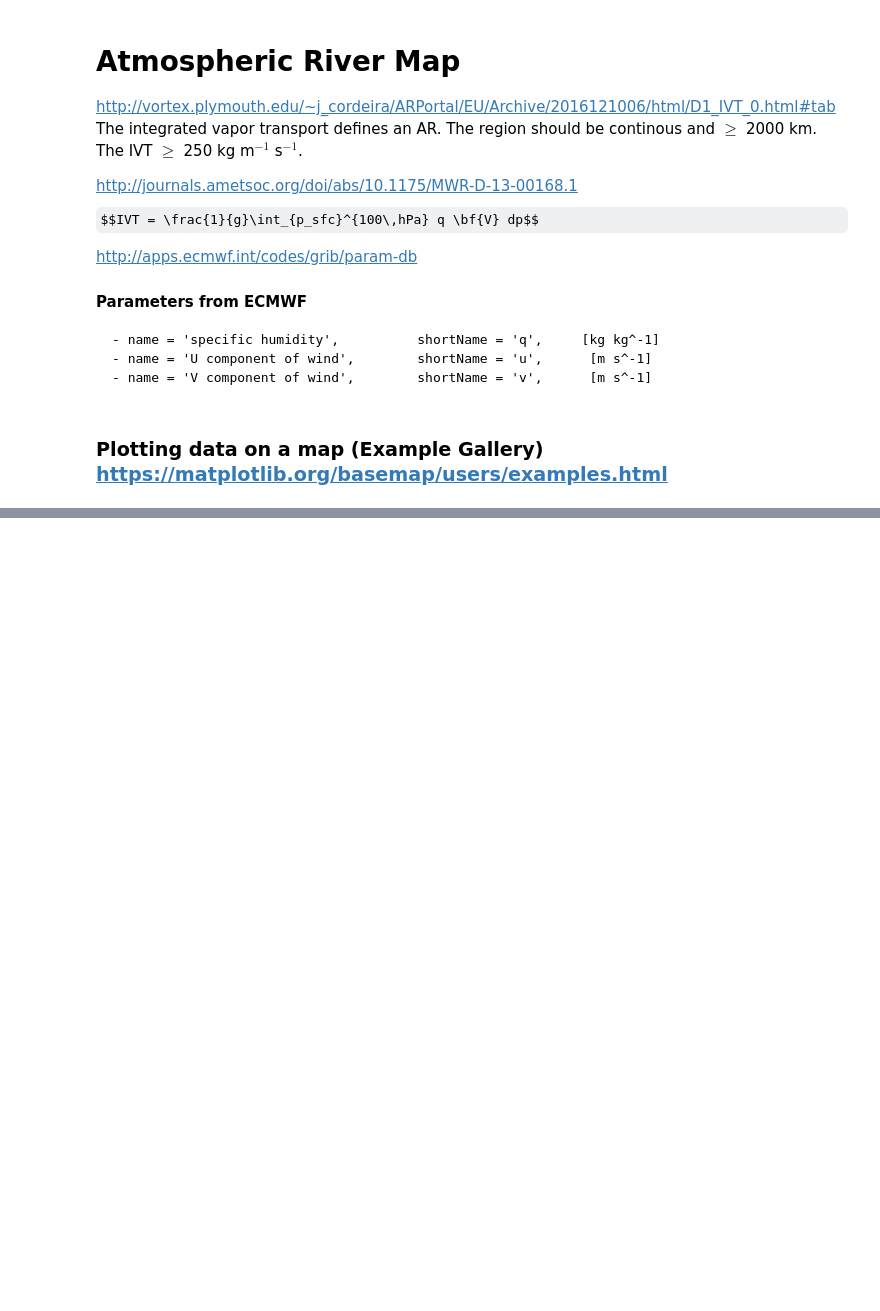
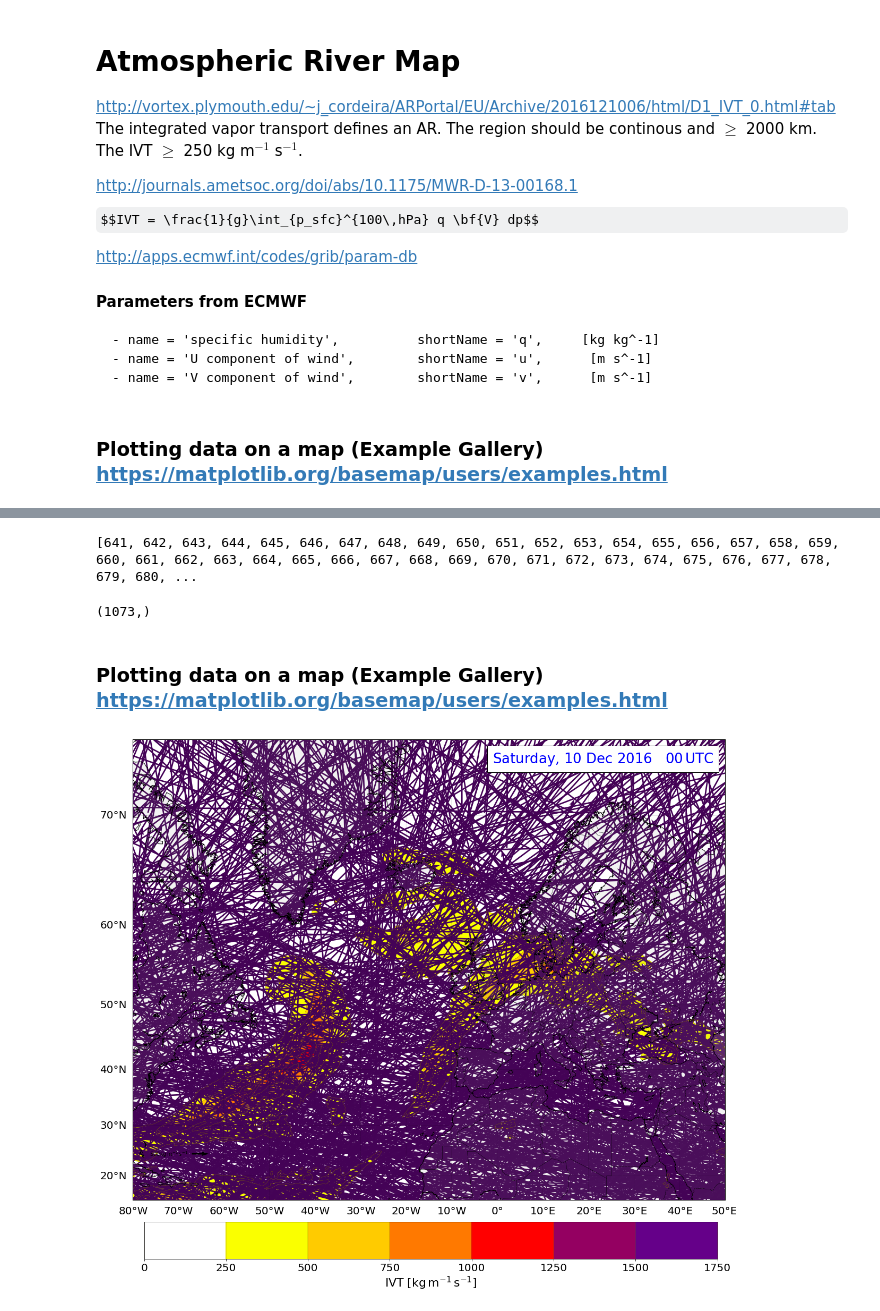
Before and after one commit to franzihe/Python_Masterthesis, a Jupyter notebook: AR_map.ipynb, the cells around one changed output, grey strips where cells are left out. Saved outputs shown, nothing was run; the diff lists cells and outputs as text; code cells hidden in the pictures; some formulas as TeX source; blank space fills up the shorter version.

Commit message:
got the flux arrows

```diff
--- a/AR_map.ipynb
+++ b/AR_map.ipynb
@@ -176,13 +185,22 @@ print(IVT.max())
 # %%
+# calculate IVT components
 x_IVT = dict()
 y_IVT = dict()
 for i in range(750,1000,50):       # ECMWF has only levels 1000-850 in 50hPa
     lv = i + 50
-    x_IVT[lv] = - abs(IVT)* np.sin((math.pi/180)*theta[lv])
-    y_IVT[lv] = - abs(IVT)* np.cos((math.pi/180)*theta[lv])
+    x_IVT[lv] =  -abs(IVT)* np.sin((math.pi/180)*theta[lv])
+    y_IVT[lv] =  -abs(IVT)* np.cos((math.pi/180)*theta[lv])
 
 
 for i in range(100,800,100):       # ECMWF has from 700 - 100 hPa only in 100hPa steps
     lv = i
-    x_IVT[lv] = - abs(IVT)* np.sin((math.pi/180)*theta[lv])
-    y_IVT[lv] = - abs(IVT)* np.cos((math.pi/180)*theta[lv])
+    x_IVT[lv] =  -abs(IVT)* np.sin((math.pi/180)*theta[lv])
+    y_IVT[lv] =  -abs(IVT)* np.cos((math.pi/180)*theta[lv])
+
+IVT_u = (x_IVT[100] +  x_IVT[200] + x_IVT[300] + x_IVT[400] + x_IVT[500] + \
+        x_IVT[600] + x_IVT[700] + x_IVT[800] + x_IVT[850] + \
+        x_IVT[900] + x_IVT[950] + x_IVT[1000] )
+
+IVT_v = (y_IVT[100] +  y_IVT[200] + y_IVT[300] + y_IVT[400] + y_IVT[500] + \
+        y_IVT[600] + y_IVT[700] + y_IVT[800] + y_IVT[850] + \
+        y_IVT[900] + y_IVT[950] + y_IVT[1000])
@@ -221,3 +207,48 @@ TypeError: transform_vector() missing 2 required positional arguments: 'nx' and
+# %%
+### IVT flux arrows
+# use only every 20, 35 value from the IVT components
+plonsUV_IVT,platsUV_IVT,u_IVT,v_IVT = windsel(lonsIVT,latsIVT,IVT_u,IVT_v)
+# %%
+x = np.arange(0,2560)
+y = np.arange(0,1280)
+
+res_lon = np.empty((2000,1713),dtype = float)
+res_lon[:] = np.NAN
+
+#for k in range(0,1280):
+ #   idx =[j for (i,j) in zip(IVT[k,:],x) if i => 250. ]
+  #  res_lon[k,:] = lonsIVT[:,idx]
+
+
+lonrange = [j for (i,j) in zip(lonsIVT[0,:],x) if  -90<= i <= 61.]
+#lonsIVT[0,lonrange[-1]]
+latrange = [j for (i,j) in zip(latsIVT[:,0],y) if  i >= 0. ]
+#print(latsIVT[latrange[-1],0])
+
+new_lon = lonsIVT[:,lonrange[:]]   # x
+new_lat = latsIVT[latrange[:],:]   # y
+print(lonrange)
+
+x[lonrange[:]].shape
+#y2 = y[latrange[:]].size
+
+
+#for k in range(0,y[latrange[:]].size):
+ #   idx = [j for (i,j) in zip(IVT[,:],x) if i >= 250. ]  # 40°N
+#IVT[354,idx]
+# %% [output]
+[641, 642, 643, 644, 645, 646, 647, 648, 649, 650, 651, 652, 653, 654, 655, 656, 657, 658, 659, 660, 661, 662, 663, 664, 665, 666, 667, 668, 669, 670, 671, 672, 673, 674, 675, 676, 677, 678, 679, 680, ...
+(1073,)
+# %%
+### Dates for plotting
+yr = int(year)
+mo = int(mon)
+dy = int(day)
+my_date = date(yr,mo,dy)
+calday = calendar.day_name[my_date.weekday()]
+calmon = calendar.month_abbr[mo]
+# %% [markdown]
+### Plotting data on a map (Example Gallery) https://matplotlib.org/basemap/users/examples.html
 # %%
 
 ### PLOT FIGURE
@@ -243,41 +274,50 @@ m.fillcontinents(color='grey',alpha=0.1)
 IVTlevels = np.arange(0,1900,250)
 IVTmap = colors.ListedColormap([no1, no2, no3, no4, no5, no6, no7])
 norm = colors.BoundaryNorm(boundaries = IVTlevels, ncolors=IVTmap.N)
-cs = m.contourf(plonsUV, platsUV, IVT, IVTlevels, norm = norm, cmap=IVTmap)
+#cs = m.contourf(plonsUV, platsUV, IVT, IVTlevels, norm = norm, cmap=IVTmap)
+cs = m.contourf(plonsIVT, platsIVT, IVT, IVTlevels, norm = norm, cmap=IVTmap)
+
+
 CS2 = plt.contour(cs, levels=cs.levels,
                   linewidths=0.4,
                   colors=[no8])
-### Plot direction and magnitude of IVT
-#Q = m.quiver(xx,yy,uroj,vproj)
+
+# Add arrows to show the IVT vectors
+Q = m.quiver(plonsUV_IVT,platsUV_IVT,u_IVT,v_IVT,IVT)
+# make quiver key
+qk = plt.quiverkey(Q, 0.1, 0.1, 20, '500kg$\,$m$^{-1}\,$s$^{-1}$', labelpos = 'W')
 
 
 #
 ### Add Colorbar
 cbaxes = fig.add_axes([0.14, 0.03, .75, .06] )   #[left, bottom, width, height]
 cbar = plt.colorbar(cs,orientation='horizontal',cax = cbaxes)#, cax = cbaxes)#, shrink=0.5)
 cbar.ax.set_xlabel('IVT [kg$\,$m$^{-1}\,$s$^{-1}$]',fontsize='22')
 cbar.ax.tick_params(labelsize=20)
 # Make a colorbar for the ContourSet returned by the contourf call.
 # Add the contour line levels to the colorbar
 cbar.add_lines(CS2)
 
 #cbar.ax.set_aspect(200)
-# Add arrows to show the IVT vectors
 
 
 #
 ### Add Textbox
 ax.text(0.98,0.94, '%s, %s %s %s   %s$\,$UTC' %(calday, day, calmon, year, time),     # x, y
             verticalalignment = 'bottom',  horizontalalignment='right',
             transform = ax.transAxes,
             color ='blue', fontsize=26,
             bbox={'facecolor':'white','alpha':1., 'pad':10})
 #
 ### Add Title
 #fig.suptitle('Integrated Vapor Transport', fontsize=20, fontweight='bold')
 #ax.set_title('MSLP (solid contours every 4$\,$hPa), \n 250$\,$hPa wind speed (m$\,$s$^{-1}$, shaded according to the color bar), \n 1000-500$\,$hPa thickness (dashed contours every 6 dam), \n total precipitable water (mm, shaded according to gray scale)',             fontsize=13)
 
 ### Save
 #plt.savefig('../synoptic_figs/Atm_Riv/%s%s%s_%s.png' % (year, mon, day,time))
 ## with header
 #plt.savefig('../synoptic_figs/Jet_Thick_SLP/%s%s%s_%s_header.png' % (year, mon, day,time))
+
+plt.show()
+# %% [output]
+[figure, added]
```
Also changed, not shown: parts of 15 cells of this notebook.
